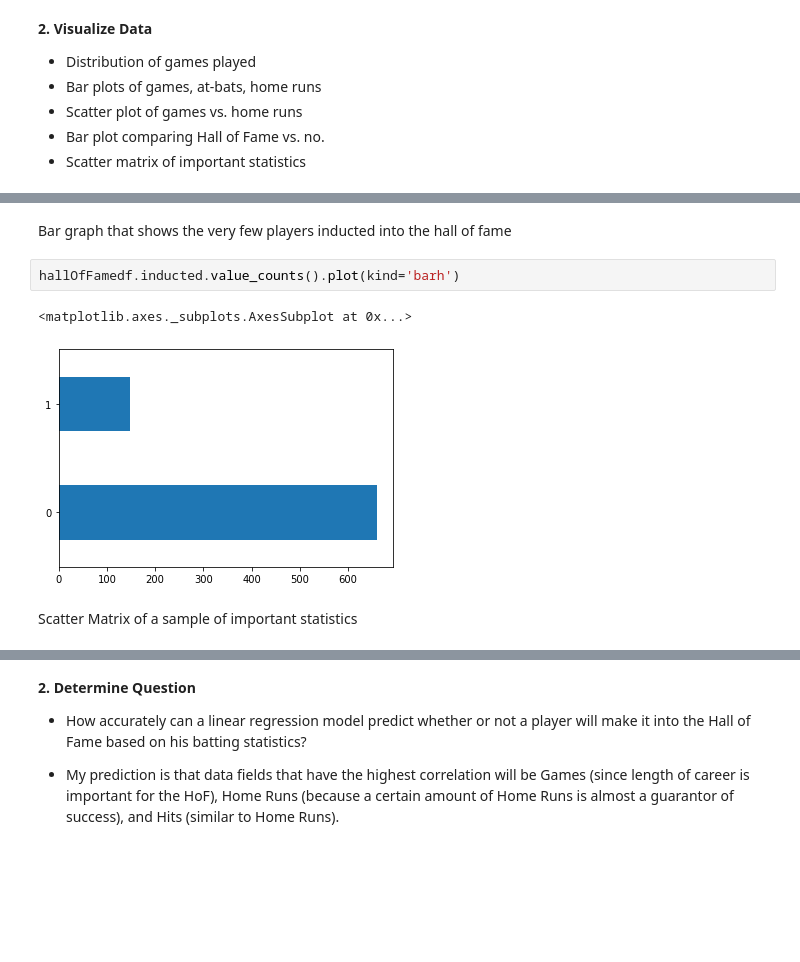
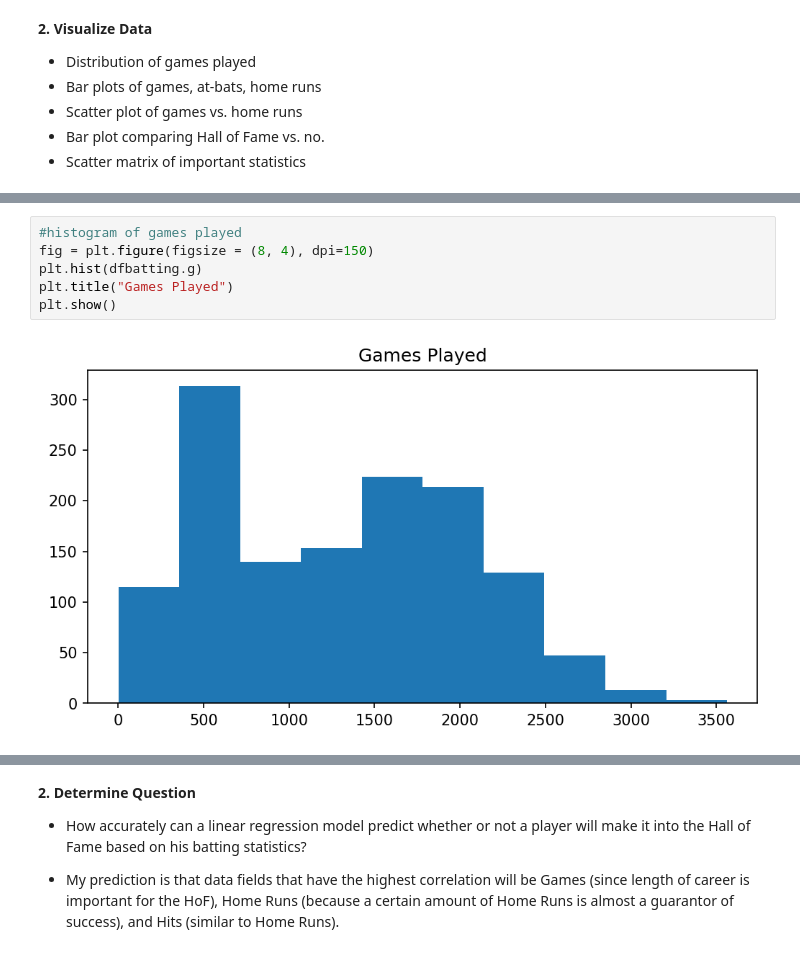
Before and after one commit to benawarren/HOFPrediction, a Jupyter notebook: Linear_Regression_Project_Correlation_of_batting_stats_to_HoF.ipynb, the cells around one changed output, grey strips where cells are left out. Cells and saved outputs as stored; diff of their text form; blank space fills up the shorter version.

```diff
--- a/Linear_Regression_Project_Correlation_of_batting_stats_to_HoF.ipynb
+++ b/Linear_Regression_Project_Correlation_of_batting_stats_to_HoF.ipynb
@@ -111,9 +97,8 @@ newdf.plot(x = 'g', y = 'hr', kind = 'scatter')
-# %% [markdown]
-Bar graph that shows the very few players inducted into the hall of fame
-# %%
-hallOfFamedf.inducted.value_counts().plot(kind='barh')
-# %% [output]
-<matplotlib.axes._subplots.AxesSubplot at 0x...>
-[figure, removed]
-# %% [markdown]
-Scatter Matrix of a sample of important statistics
+# %%
+#histogram of games played
+fig = plt.figure(figsize = (8, 4), dpi=150)
+plt.hist(dfbatting.g)
+plt.title("Games Played")
+plt.show()
+# %% [output]
+[figure, added]
```
Also changed, not shown: parts of 19 cells of this notebook.
